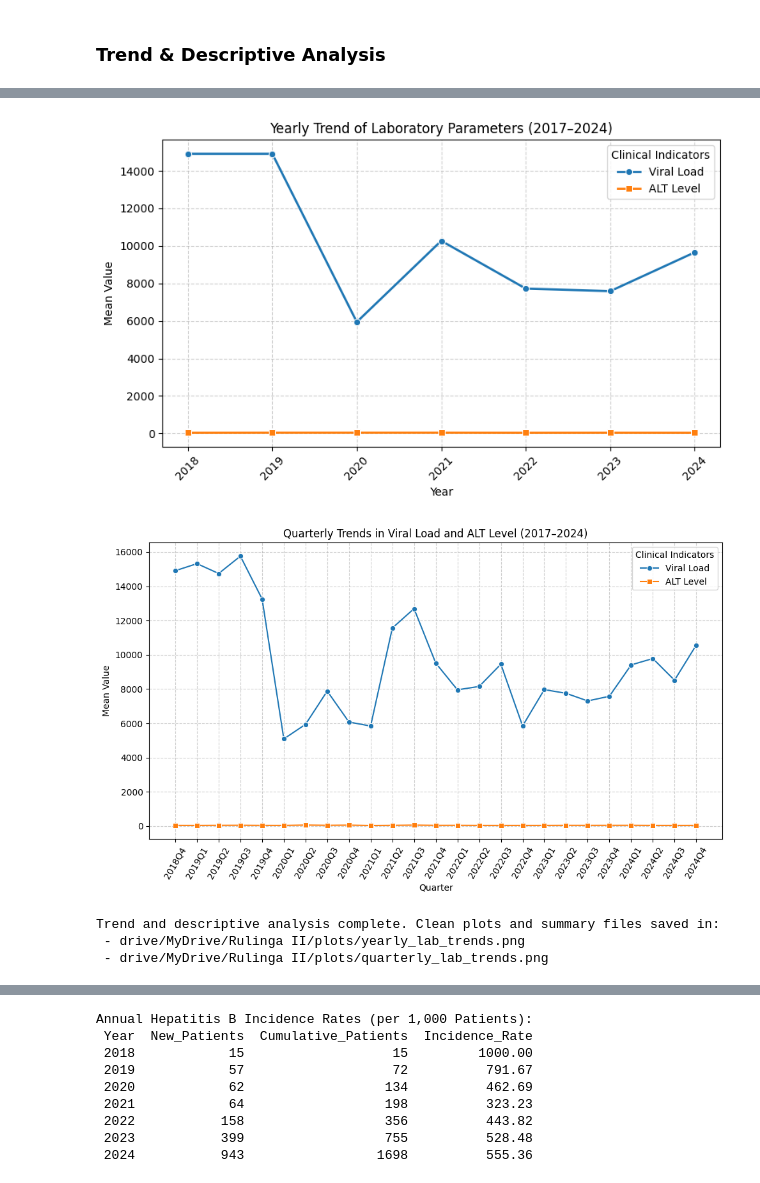
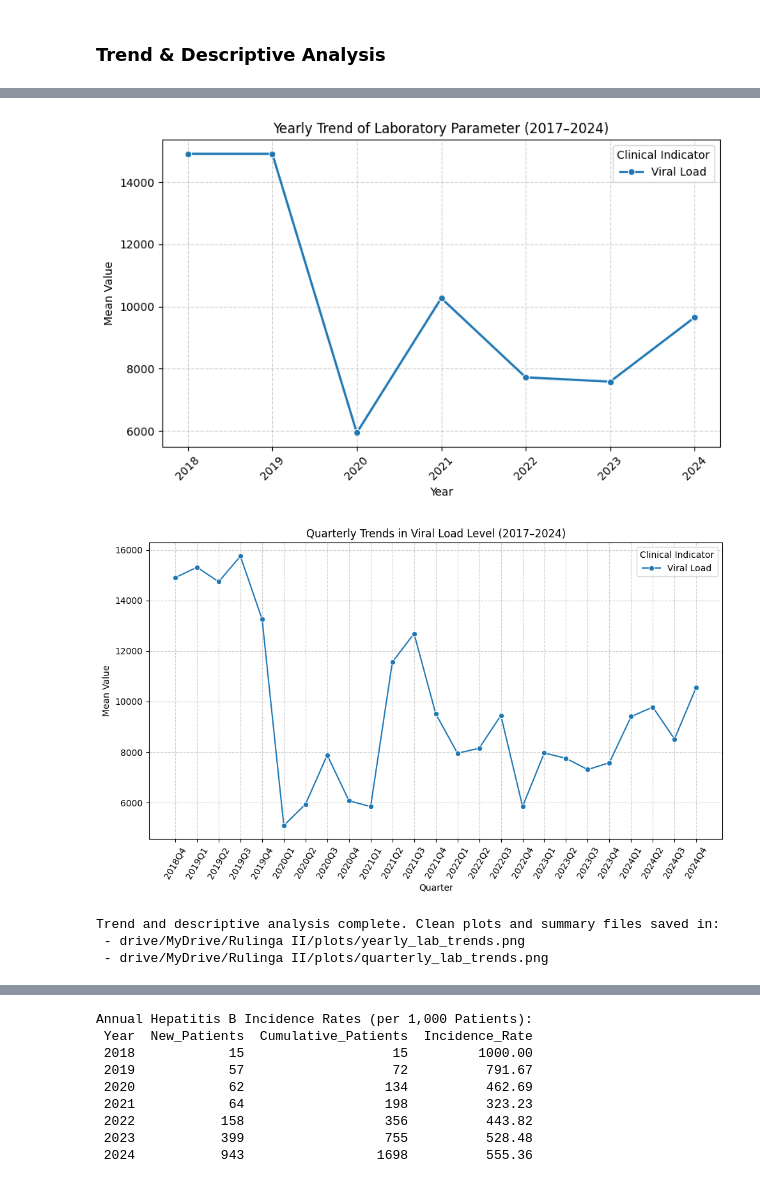
Before and after one commit to buriro-ezekia/-Hepatitis-B-Predictive-Modelling-and-Forecasting-Benjamin-Mkapa-Hospital-BMH-, a Jupyter notebook: BMH_Longitudinal_Data_III.ipynb, the cells around one changed output, grey strips where cells are left out. Cells and saved outputs as stored; diff of their text form; code cells hidden in the pictures.

```diff
--- a/BMH_Longitudinal_Data_III.ipynb
+++ b/BMH_Longitudinal_Data_III.ipynb
@@ -652,50 +652,50 @@ if 'yearly_agg_lab_trends' in locals() and not yearly_agg_lab_trends.empty:
     # Plot Viral Load trend
     sns.lineplot(data=yearly_agg_lab_trends, x='year', y='VIRAL_LOAD', marker='o', linewidth=2, label='Viral Load')
     # Plot ALT Level trend
-    sns.lineplot(data=yearly_agg_lab_trends, x='year', y='ALT_LEVEL', marker='s', linewidth=2, label='ALT Level')
+    # sns.lineplot(data=yearly_agg_lab_trends, x='year', y='ALT_LEVEL', marker='s', linewidth=2, label='ALT Level')
 
-    plt.title('Yearly Trend of Laboratory Parameters (2017–2024)', fontsize=12)
+    plt.title('Yearly Trend of Laboratory Parameter (2017–2024)', fontsize=12)
     plt.xlabel('Year')
     plt.ylabel('Mean Value')
     plt.xticks(yearly_agg_lab_trends['year'], rotation=45)  # Use actual years from data for xticks
-    plt.legend(title='Clinical Indicators')
+    plt.legend(title='Clinical Indicator')
     plt.grid(True, linestyle='--', alpha=0.6)
     plt.tight_layout()
     plt.savefig(f"{plot_dir}/yearly_lab_trends.png")
     plt.show()
 else:
     print("Skipping Yearly Trend plot: Data for yearly aggregation not available or empty.")
 
 
 # -------------------------------------------------------------
 # Step 6. Plot Quarterly Trend of Lab Parameters
 # -------------------------------------------------------------
 if 'quarterly_df' in locals() and not quarterly_df.empty:
     plt.figure(figsize=(10, 6))
     sns.lineplot(data=quarterly_df, x='quarter', y='VIRAL_LOAD', label='Viral Load', marker='o')
-    sns.lineplot(data=quarterly_df, x='quarter', y='ALT_LEVEL', label='ALT Level', marker='s')
-    plt.title('Quarterly Trends in Viral Load and ALT Level (2017–2024)', fontsize=12)
+    # sns.lineplot(data=quarterly_df, x='quarter', y='ALT_LEVEL', label='ALT Level', marker='s')
+    plt.title('Quarterly Trends in Viral Load Level (2017–2024)', fontsize=12)
     plt.xlabel('Quarter')
     plt.ylabel('Mean Value')
     plt.xticks(rotation=60)  # angled labels to avoid overlap
-    plt.legend(title='Clinical Indicators')
+    plt.legend(title='Clinical Indicator')
     plt.grid(True, linestyle='--', alpha=0.6)
     plt.tight_layout()
     plt.savefig(f"{plot_dir}/quarterly_lab_trends.png")
     plt.show()
 else:
     print("Skipping Quarterly Trend plot: Data for quarterly aggregation not available or empty.")
 
 
 # -------------------------------------------------------------
 # Step 7. Summary printout
 # -------------------------------------------------------------
 print("Trend and descriptive analysis complete. Clean plots and summary files saved in:")
 print(f" - {plot_dir}/yearly_lab_trends.png")
 print(f" - {plot_dir}/quarterly_lab_trends.png")
 # %% [output]
-[figure, old version]
+[figure, new version]
-[figure, old version]
+[figure, new version]
 Trend and descriptive analysis complete. Clean plots and summary files saved in:
  - drive/MyDrive/Rulinga II/plots/yearly_lab_trends.png
  - drive/MyDrive/Rulinga II/plots/quarterly_lab_trends.png
```
Also changed, not shown: parts of 12 cells of this notebook.
